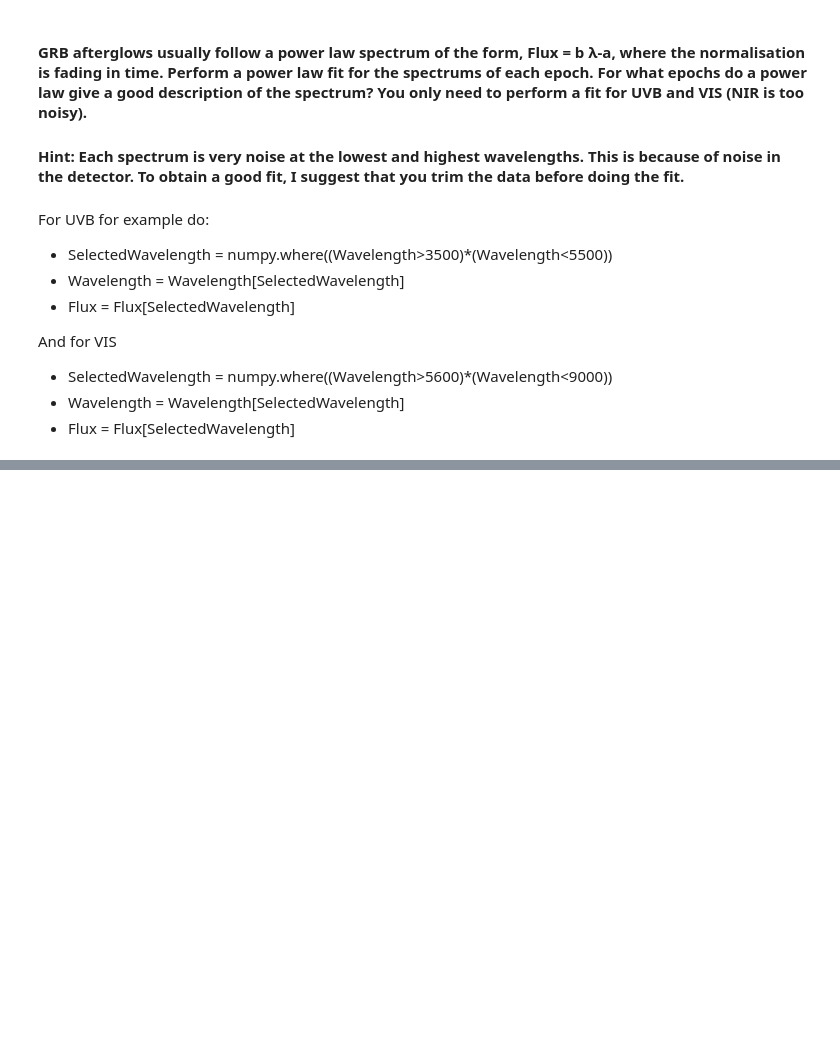
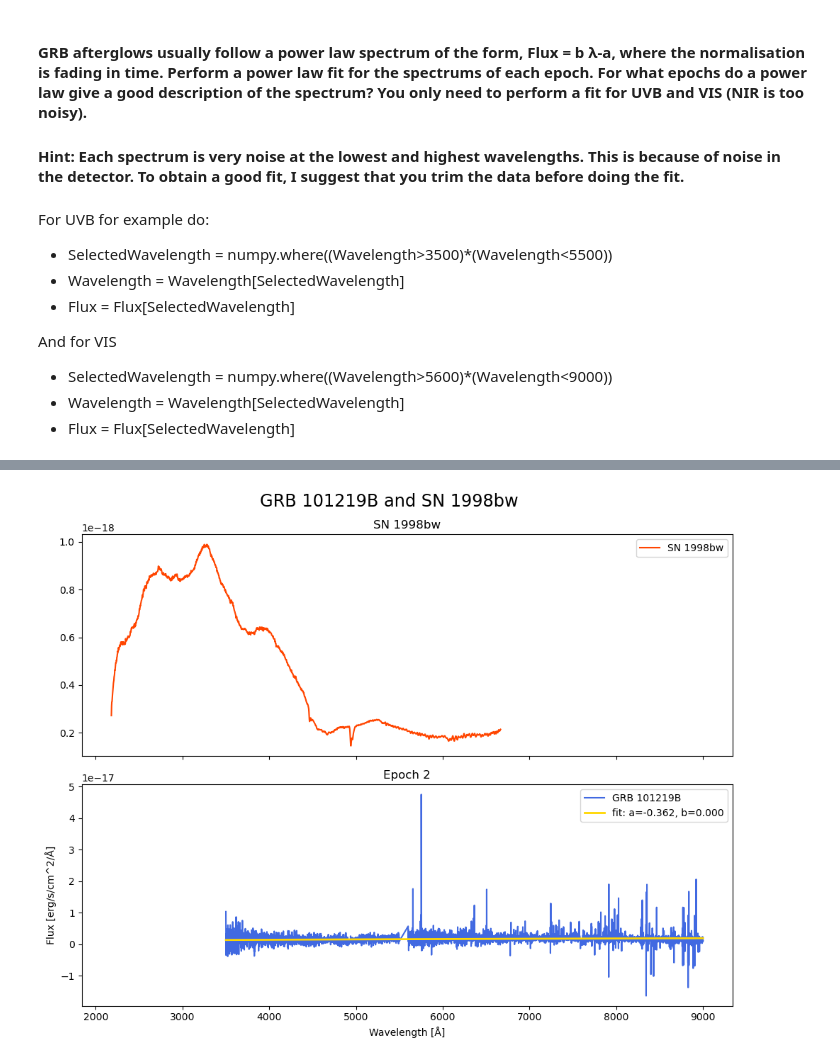
Before and after one commit to AstroSeha/SS2024, a Jupyter notebook: Computational Astrophysics: Advanced Programming/exB_GRB_SN.ipynb, the cells around one changed output, grey strips where cells are left out. Saved outputs shown, nothing was run; the diff lists cells and outputs as text; code cells hidden in the pictures; blank space fills up the shorter version.

```diff
--- a/Computational Astrophysics: Advanced Programming/exB_GRB_SN.ipynb
+++ b/Computational Astrophysics: Advanced Programming/exB_GRB_SN.ipynb
@@ -389,0 +482,25 @@ plt.tight_layout()
+# %%
+# join epoch 2 data according to the wavelength
+e2_wavelength=[]
+e2_data=[]
+
+e2_wavelength = np.concatenate((trimmed_wavelength[1, 0], trimmed_wavelength[1, 1]))
+e2_data = np.concatenate((trimmed_data_array[1, 0], trimmed_data_array[1, 1]))
+# %%
+# plot to compare e2 and sn separately
+
+fig, ax = plt.subplots(2, 1, figsize=(10, 8), sharex=True)
+
+ax[0].plot(sn_wavelength, sn_data, color = 'OrangeRed', label='SN 1998bw')
+ax[1].plot(e2_wavelength, e2_data, color = 'RoyalBlue', label='GRB 101219B')
+ax[1].plot(e2_wavelength, power_law(e2_wavelength, *popt[1, 0]), color = 'Gold', linewidth = 2, label='fit: a=%5.3f, b=%5.3f' % tuple(popt[1, 0]))
+ax[0].set_title('SN 1998bw')
+ax[1].set_title('Epoch 2')
+ax[0].legend(loc='upper right')
+ax[1].legend(loc='upper right')
+plt.ylabel('Flux [erg/s/cm^2/Å]')
+plt.xlabel('Wavelength [Å]')
+plt.suptitle('GRB 101219B and SN 1998bw', fontsize="xx-large")
+plt.tight_layout()
+# %% [output]
+[figure, added]
```
Also changed, not shown: parts of 15 cells of this notebook.
